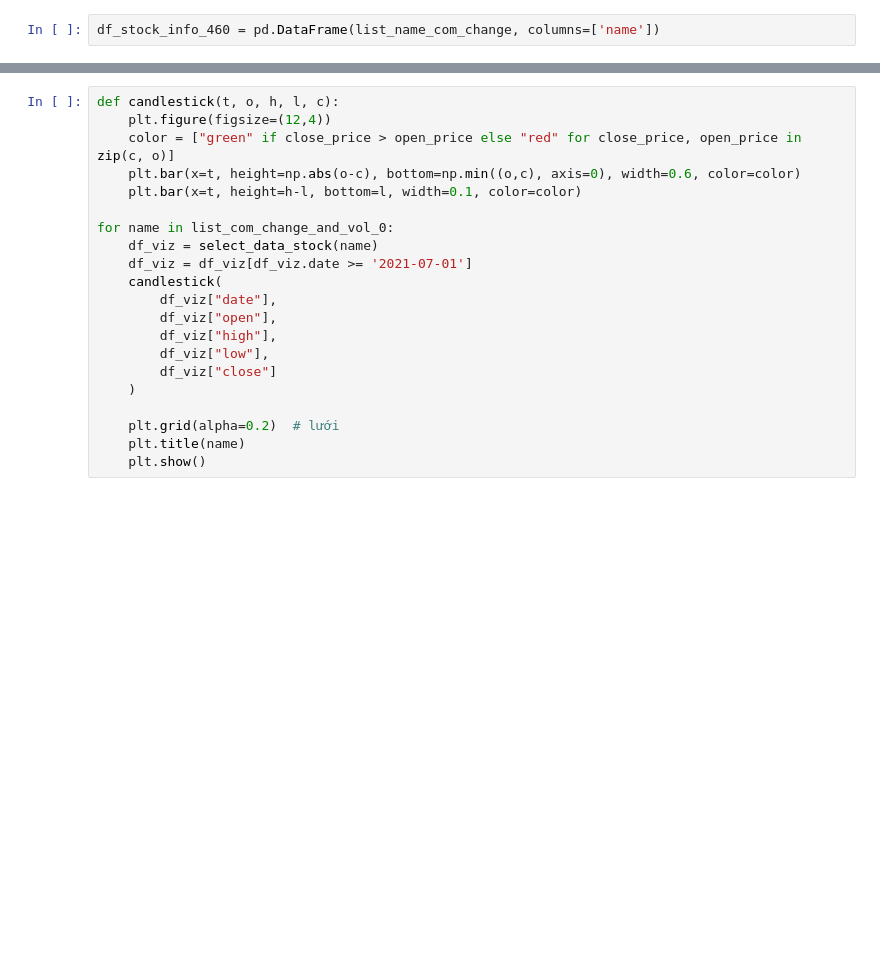
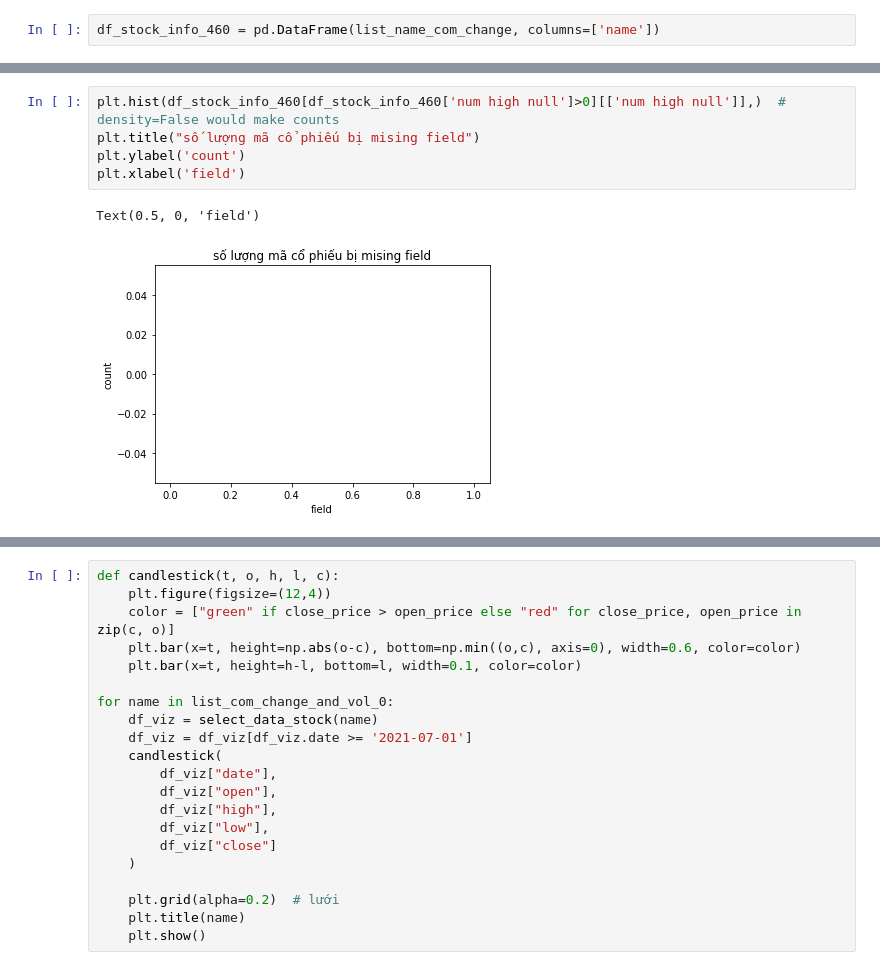
Before and after one commit to longpt233/stock-trace, a Jupyter notebook: ETL_filter_00/EDA_Stock.ipynb, the cells around one changed output, grey strips where cells are left out. Drawn from its saved outputs; the diff is of its cells as text; blank space fills up the shorter version.

```diff
--- a/ETL_filter_00/EDA_Stock.ipynb
+++ b/ETL_filter_00/EDA_Stock.ipynb
@@ -329,0 +341,8 @@ df_stock_info_460[df_stock_info_460['num low null']>0]
+# %%
+plt.hist(df_stock_info_460[df_stock_info_460['num high null']>0][['num high null']],)  # density=False would make counts
+plt.title("số lượng mã cổ phiếu bị mising field")
+plt.ylabel('count')
+plt.xlabel('field')
+# %% [output]
+Text(0.5, 0, 'field')
+[figure, added]
```
Also changed, not shown: parts of 16 cells of this notebook, 5 other files.
